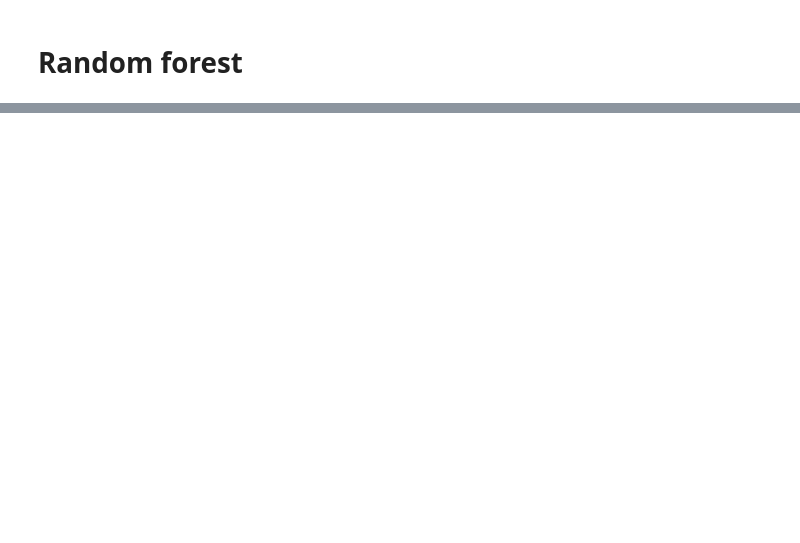
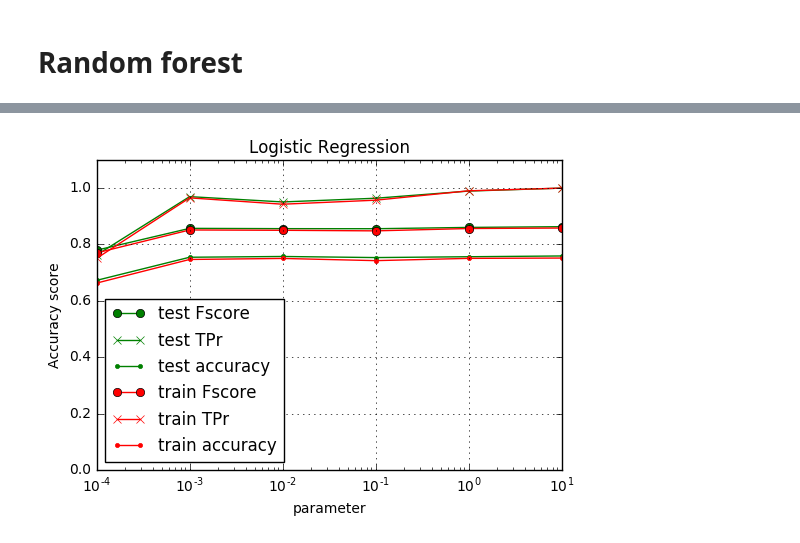
Before and after one commit to lfaucon/ada-project, a Jupyter notebook: Main_Spark.ipynb, the cells around one changed output, grey strips where cells are left out. Drawn from its saved outputs; the diff is of its cells as text; code cells hidden in the pictures; blank space fills up the shorter version.

```diff
--- a/Main_Spark.ipynb
+++ b/Main_Spark.ipynb
@@ -636,0 +795,18 @@ print(rdd.filter(lambda x: x['lastProblemGrade']<10).count())
+# %%
+parameters = [0.0001,0.001,0.01,0.1,1,10]
+# %%
+trainScores = []
+testScores = []
+for param in parameters:
+    (Xtrain,Ytrain,Xtest,Ytest) = getSplit(dataRF,labelsRF,0.8)
+    clf = linear_model.SGDClassifier(alpha=param, loss='log')
+    clf.fit(Xtrain,Ytrain)
+
+    testScore = computeScores(clf.predict(Xtest),Ytest)
+    trainScore = computeScores(clf.predict(Xtrain),Ytrain)
+
+    print(testScore)
+    print()
+
+    trainScores.append(trainScore)
+    testScores.append(testScore)
@@ -636,0 +825,4 @@ print(rdd.filter(lambda x: x['lastProblemGrade']<10).count())
+# %%
+dfTestScores = pd.DataFrame(testScores)
+dfTrainScores = pd.DataFrame(trainScores)
+dfTestScores.head()
@@ -636,0 +836,20 @@ print(rdd.filter(lambda x: x['lastProblemGrade']<10).count())
+# %%
+f, ax = plt.subplots(1)
+plt.title("Logistic Regression")
+plt.xlabel("parameter")
+plt.ylabel("Accuracy score")
+plt.grid()
+ax.set_ylim(ymin=0,ymax=1.1)
+plt.semilogx(parameters, dfTestScores.Fscore, 'o-', color="g", label="test Fscore")
+plt.semilogx(parameters, dfTestScores.TPr, 'x-', color="g", label="test TPr")
+plt.semilogx(parameters, dfTestScores.accuracy, '.-', color="g", label="test accuracy")
+
+plt.semilogx(parameters, dfTrainScores.Fscore, 'o-', color="r", label="train Fscore")
+plt.semilogx(parameters, dfTrainScores.TPr, 'x-', color="r", label="train TPr")
+plt.semilogx(parameters, dfTrainScores.accuracy, '.-', color="r", label="train accuracy")
+
+plt.legend(loc="best")
+
+plt.show()
+# %% [output]
+[figure, added]
```
Also changed, not shown: parts of 28 cells of this notebook.
